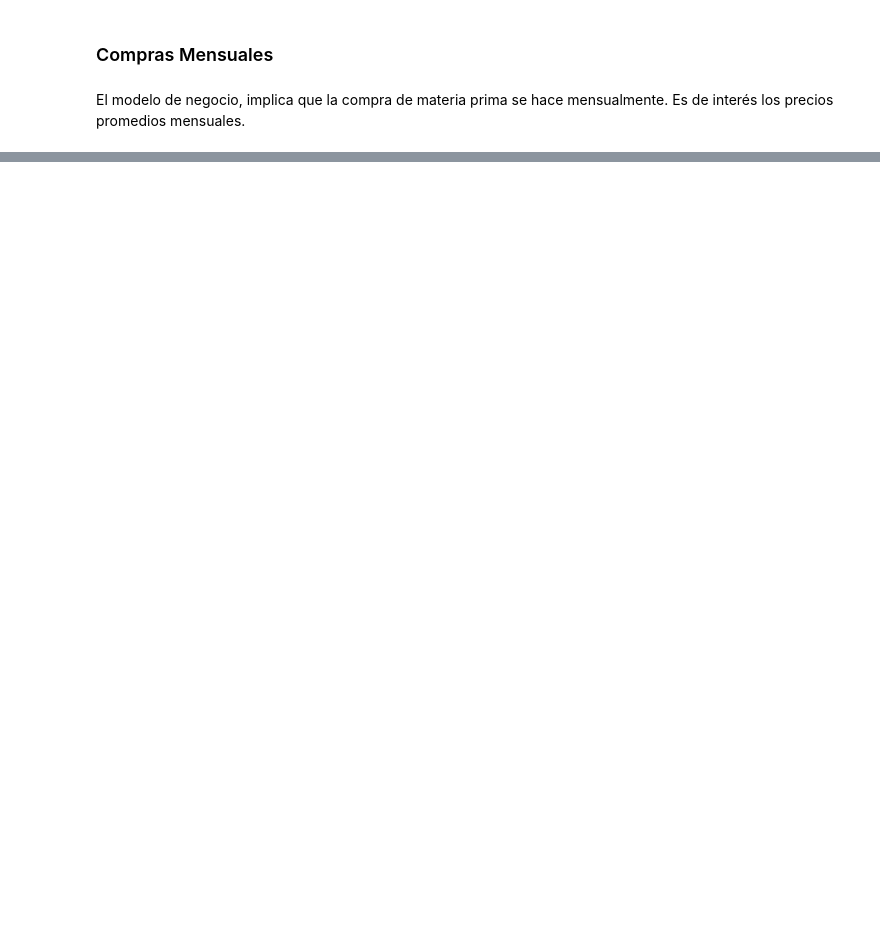
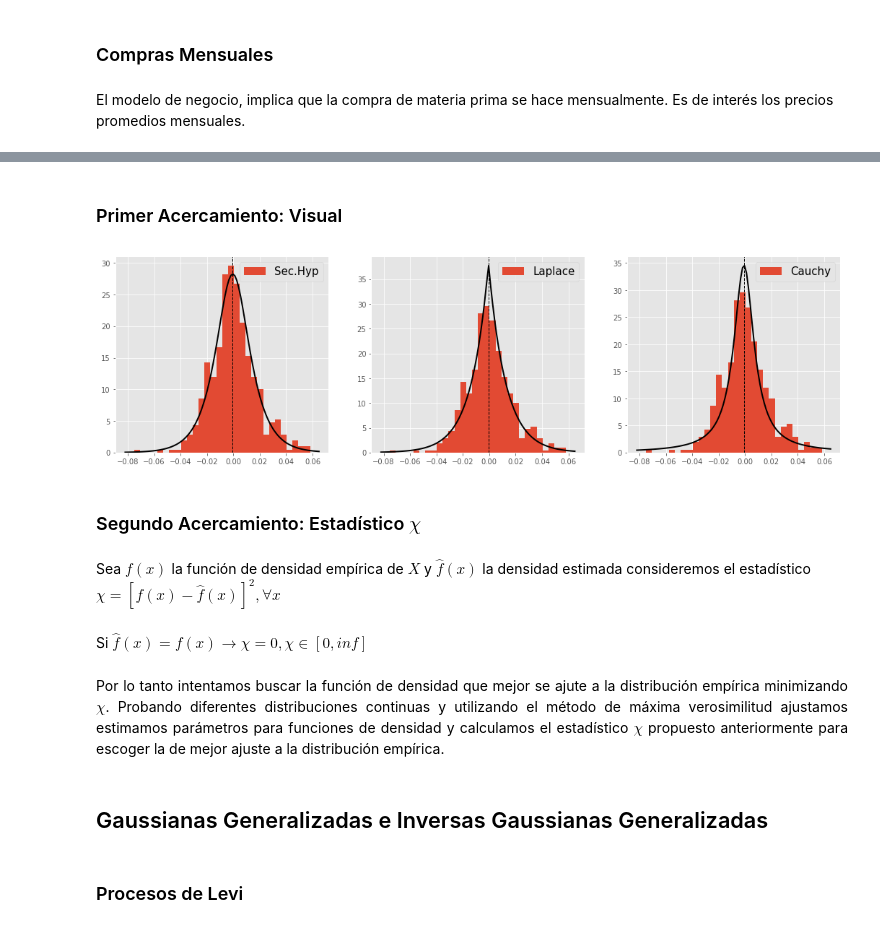
Before and after one commit to CAGS295/proyecto_modulo2, a Jupyter notebook: Proyecto_SandovalC.ipynb, the cells around one changed output, grey strips where cells are left out. Drawn from its saved outputs; the diff is of its cells as text; code cells hidden in the pictures; blank space fills up the shorter version.

```diff
--- a/Proyecto_SandovalC.ipynb
+++ b/Proyecto_SandovalC.ipynb
@@ -230,0 +254,28 @@ for i,v in zip([131,132,133],[CETE,GBPMXN,COCOA]):
+# %%
+a = COCOA.pct_change(1)[1:].values
+x = np.linspace(-.1,.1,200)
+# %% [markdown]
+### Primer Acercamiento: Visual
+# %%
+plt.figure(figsize=(18,5))
+for i,v,l in zip([131,132,133],[st.hypsecant,st.laplace,st.cauchy],['Sec.Hyp','Laplace','Cauchy']):
+    plt.subplot(i)
+    plt.hist(a,label=l,density=True,bins=30)
+    plt.legend(prop={'size': 15})
+    xmin, xmax = plt.xlim()
+    x = np.linspace(xmin, xmax, 100)
+    par = v.fit(a)
+    pr = v.pdf(x,*par)
+    plt.plot(x, pr, 'k', linewidth=2)
+    plt.axvline(par[0],linestyle='dashed',color='k',linewidth=1)
+# %% [output]
+[figure, added]
+# %% [markdown]
+### Segundo Acercamiento: Estadístico $\chi$
+# %% [markdown]
+Sea $f(x)$ la función de densidad empírica de $X$ y $\hat f(x)$ la densidad estimada consideremos el estadístico $\chi = [f(x) - \hat f(x)]^2, \forall x$
+# %% [markdown]
+Si $\hat f(x) = f(x) \rightarrow \chi = 0,\chi \in [0,inf]$
+# %% [markdown]
+<p style="text-align: justify">
+Por lo tanto intentamos buscar la función de densidad que mejor se ajute a la distribución empírica minimizando $\chi$. Probando diferentes distribuciones continuas y utilizando el método de máxima verosimilitud ajustamos estimamos parámetros para funciones de densidad y calculamos el estadístico $\chi$ propuesto anteriormente para escoger la de mejor ajuste a la distribución empírica.
@@ -230,0 +323,4 @@ for i,v in zip([131,132,133],[CETE,GBPMXN,COCOA]):
+# %% [markdown]
+## Gaussianas Generalizadas e Inversas Gaussianas Generalizadas
+# %% [markdown]
+### Procesos de Levi
```
Also changed, not shown: parts of 76 cells of this notebook.
